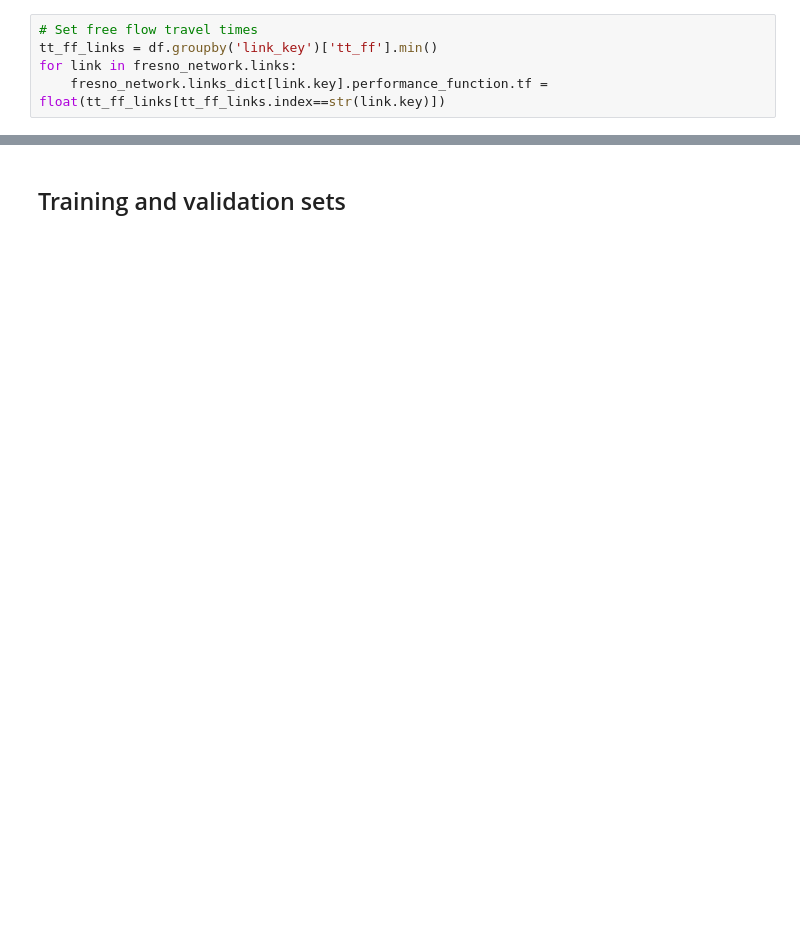
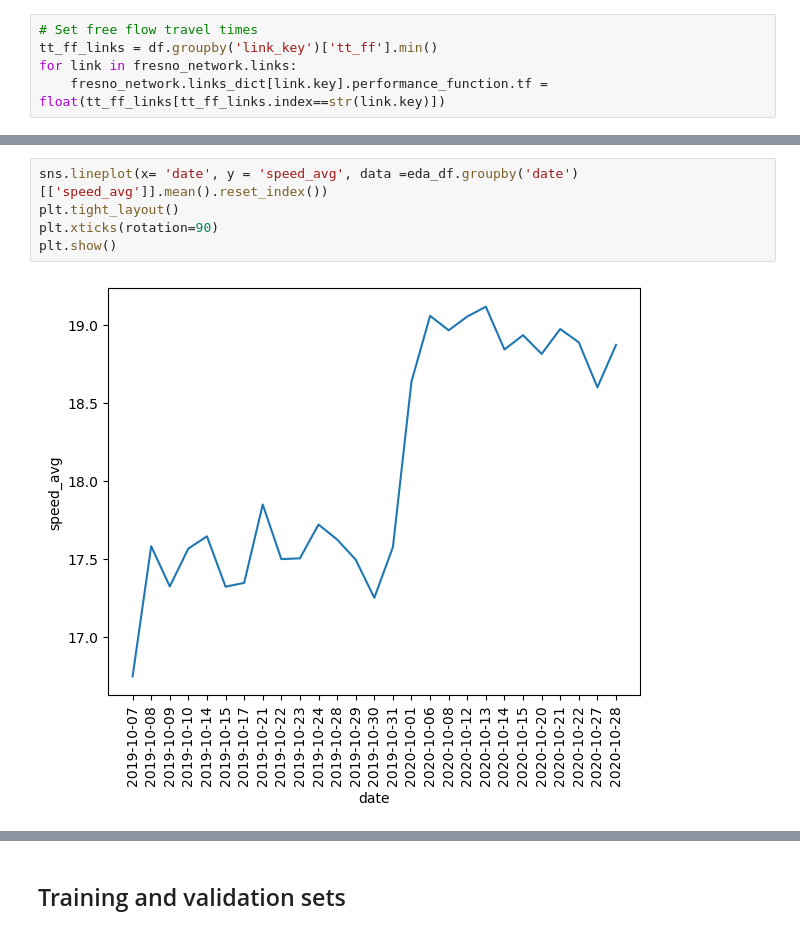
Before and after one commit to pabloguarda/pesuelogit, a Jupyter notebook: examples/notebooks/gisuelogit-fresno.ipynb, the cells around one changed output, grey strips where cells are left out. Saved outputs shown, nothing was run; the diff lists cells and outputs as text; blank space fills up the shorter version.

```diff
--- a/examples/notebooks/gisuelogit-fresno.ipynb
+++ b/examples/notebooks/gisuelogit-fresno.ipynb
@@ -147,0 +170,7 @@ for link in fresno_network.links:
+# %%
+sns.lineplot(x= 'date', y = 'speed_avg', data =eda_df.groupby('date')[['speed_avg']].mean().reset_index())
+plt.tight_layout()
+plt.xticks(rotation=90)
+plt.show()
+# %% [output]
+[figure, added]
```
Also changed, not shown: parts of 10 cells of this notebook.
